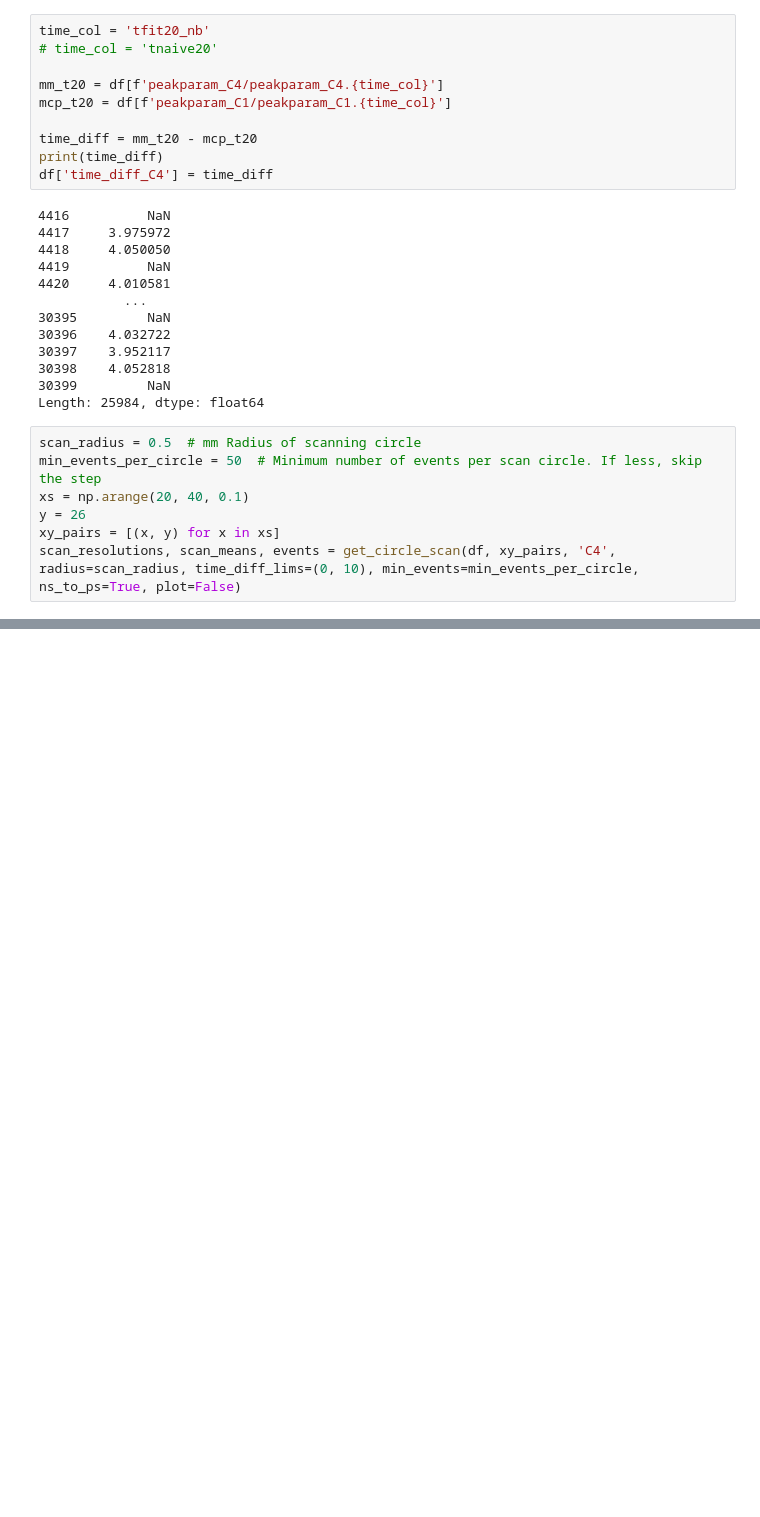
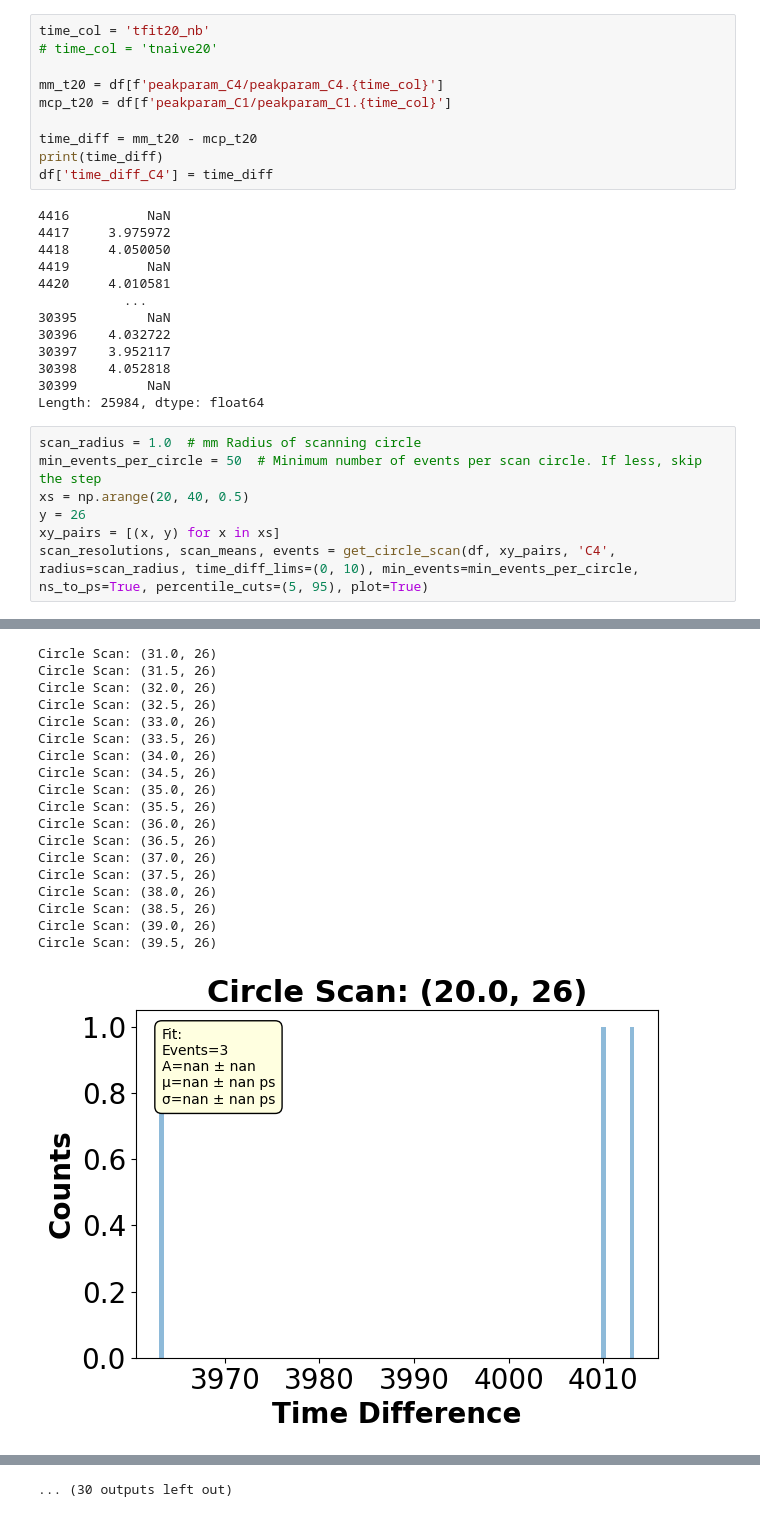
Before and after one commit to akallitss/py_analysis, a Jupyter notebook: single_pad_analysis/test_analysis_dylan_timing_map.ipynb, the cells around one changed output, grey strips where cells are left out. Saved outputs shown, nothing was run; the diff lists cells and outputs as text; blank space fills up the shorter version.

```diff
--- a/single_pad_analysis/test_analysis_dylan_timing_map.ipynb
+++ b/single_pad_analysis/test_analysis_dylan_timing_map.ipynb
@@ -127,11 +127,11 @@ df['time_diff_C4'] = time_diff
 30399         NaN
 Length: 25984, dtype: float64
 # %%
-scan_radius = 0.5  # mm Radius of scanning circle
+scan_radius = 1.0  # mm Radius of scanning circle
 min_events_per_circle = 50  # Minimum number of events per scan circle. If less, skip the step
-xs = np.arange(20, 40, 0.1)
+xs = np.arange(20, 40, 0.5)
 y = 26
 xy_pairs = [(x, y) for x in xs]
-scan_resolutions, scan_means, events = get_circle_scan(df, xy_pairs, 'C4', radius=scan_radius, time_diff_lims=(0, 10), min_events=min_events_per_circle, ns_to_ps=True, plot=False)
+scan_resolutions, scan_means, events = get_circle_scan(df, xy_pairs, 'C4', radius=scan_radius, time_diff_lims=(0, 10), min_events=min_events_per_circle, ns_to_ps=True, percentile_cuts=(5, 95), plot=True)
 # %% [output]
 Circle Scan: (20.0, 26)
@@ -153,0 +154,19 @@ Circle Scan: (39.90000000000028, 26)
+Circle Scan: (31.0, 26)
+Circle Scan: (31.5, 26)
+Circle Scan: (32.0, 26)
+Circle Scan: (32.5, 26)
+Circle Scan: (33.0, 26)
+Circle Scan: (33.5, 26)
+Circle Scan: (34.0, 26)
+Circle Scan: (34.5, 26)
+Circle Scan: (35.0, 26)
+Circle Scan: (35.5, 26)
+Circle Scan: (36.0, 26)
+Circle Scan: (36.5, 26)
+Circle Scan: (37.0, 26)
+Circle Scan: (37.5, 26)
+Circle Scan: (38.0, 26)
+Circle Scan: (38.5, 26)
+Circle Scan: (39.0, 26)
+Circle Scan: (39.5, 26)
+[figure, added]
@@ -154,3 +182,4 @@ Circle Scan: (39.90000000000028, 26)
+... (30 outputs left out)
 # %%
 fig, ax = plt.subplots()
 xs = [x for x, y in xy_pairs]
```
Also changed, not shown: parts of 7 cells of this notebook, 2 other files.
